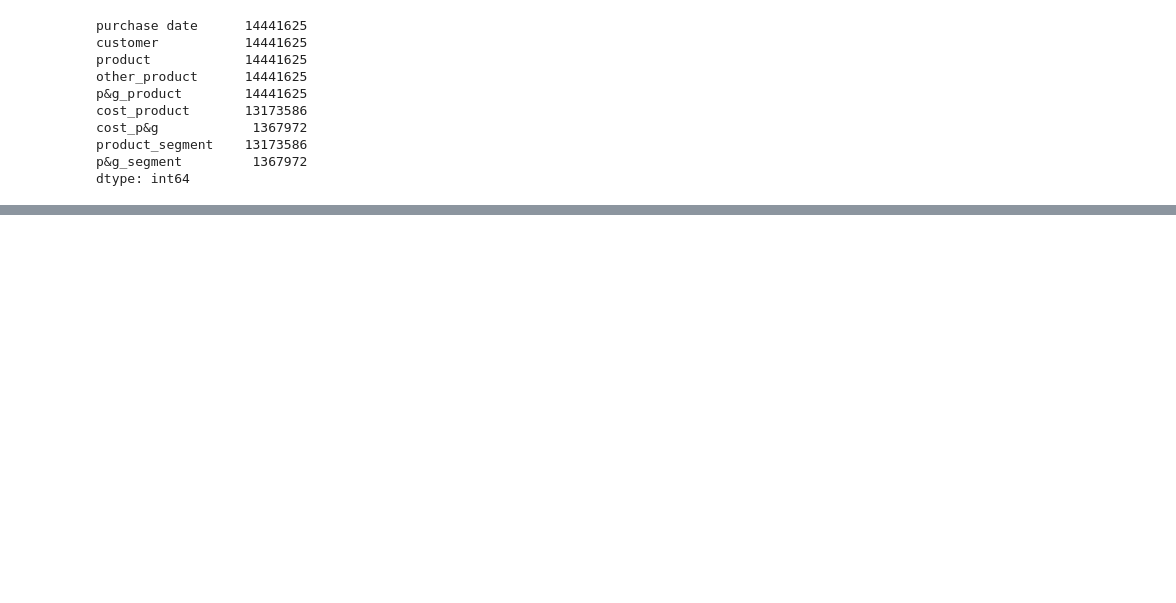
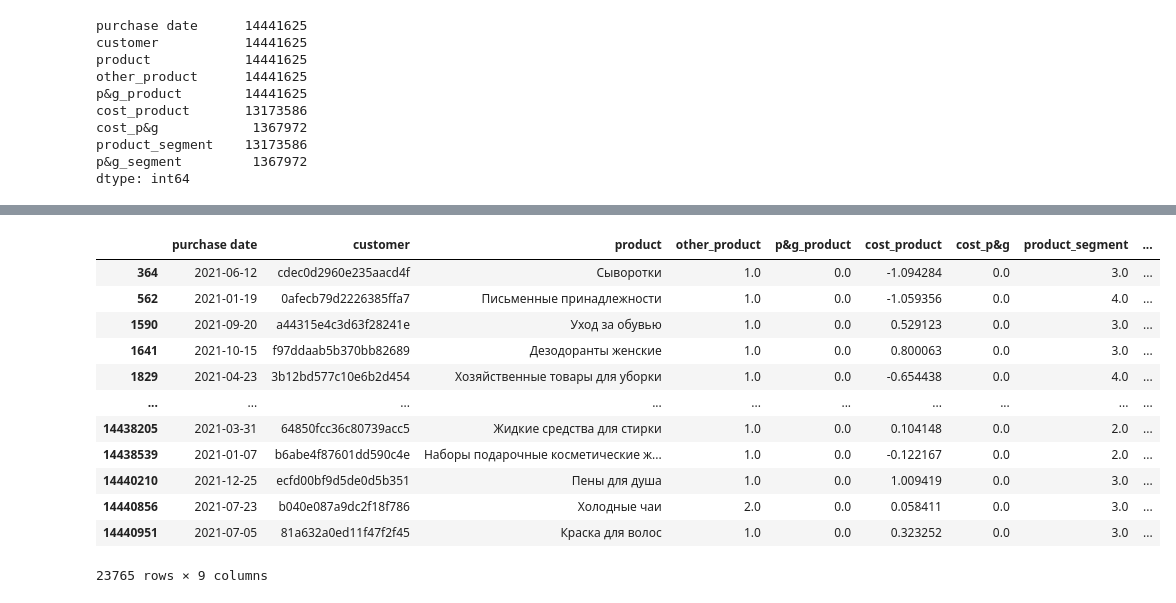
Before and after one commit to sunnyEmty/recommendation_system, a Jupyter notebook: analysis.ipynb, the cells around one changed output, grey strips where cells are left out. Cells and saved outputs as stored; diff of their text form; code cells hidden in the pictures; blank space fills up the shorter version.

```diff
--- a/analysis.ipynb
+++ b/analysis.ipynb
@@ -112,0 +213,3 @@ dtype: int64
+# %%
+customers_with_nans = customers[customers.isna().any(axis=1)]['customer']
+customers_with_nans
@@ -112,0 +229,17 @@ dtype: int64
+# %%
+sales_nans_cost = sales[sales['customer'].isin(customers_with_nans)]
+sales_nans_cost
+# %% [output]
+|  | purchase date | customer | product | other_product | p&g_product | cost_product | cost_p&g | product_segment | ... |
+| 364 | 2021-06-12 | cdec0d2960e235aacd4f | Сыворотки | 1.0 | 0.0 | -1.094284 | 0.0 | 3.0 | ... |
+| 562 | 2021-01-19 | 0afecb79d2226385ffa7 | Письменные принадлежности | 1.0 | 0.0 | -1.059356 | 0.0 | 4.0 | ... |
+| 1590 | 2021-09-20 | a44315e4c3d63f28241e | Уход за обувью | 1.0 | 0.0 | 0.529123 | 0.0 | 3.0 | ... |
+| 1641 | 2021-10-15 | f97ddaab5b370bb82689 | Дезодоранты женские | 1.0 | 0.0 | 0.800063 | 0.0 | 3.0 | ... |
+| 1829 | 2021-04-23 | 3b12bd577c10e6b2d454 | Хозяйственные товары для уборки | 1.0 | 0.0 | -0.654438 | 0.0 | 4.0 | ... |
+| ... | ... | ... | ... | ... | ... | ... | ... | ... | ... |
+| 14438205 | 2021-03-31 | 64850fcc36c80739acc5 | Жидкие средства для стирки | 1.0 | 0.0 | 0.104148 | 0.0 | 2.0 | ... |
+| 14438539 | 2021-01-07 | b6abe4f87601dd590c4e | Наборы подарочные косметические ж... | 1.0 | 0.0 | -0.122167 | 0.0 | 2.0 | ... |
+| 14440210 | 2021-12-25 | ecfd00bf9d5de0d5b351 | Пены для душа | 1.0 | 0.0 | 1.009419 | 0.0 | 3.0 | ... |
+| 14440856 | 2021-07-23 | b040e087a9dc2f18f786 | Холодные чаи | 2.0 | 0.0 | 0.058411 | 0.0 | 3.0 | ... |
+| 14440951 | 2021-07-05 | 81a632a0ed11f47f2f45 | Краска для волос | 1.0 | 0.0 | 0.323252 | 0.0 | 3.0 | ... |
+23765 rows × 9 columns
```
Also changed, not shown: parts of 31 cells of this notebook.
